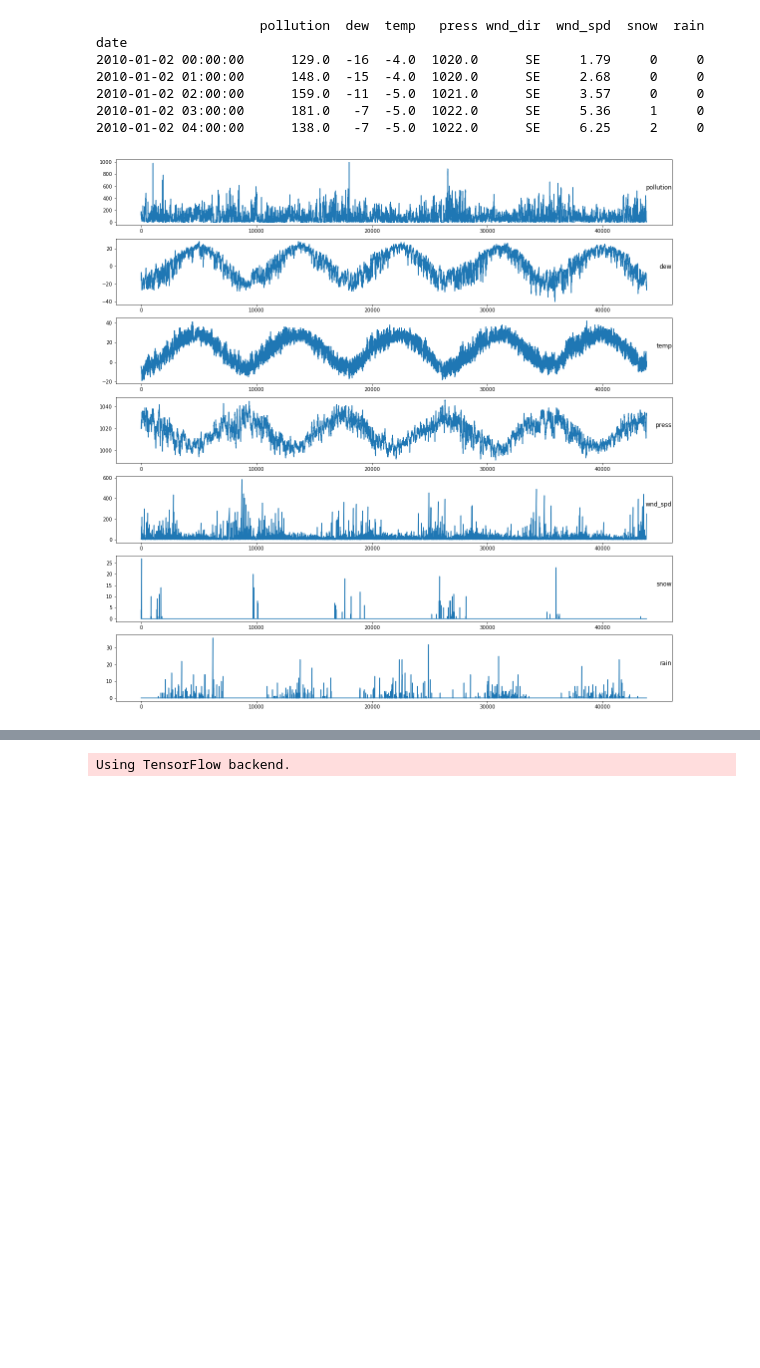
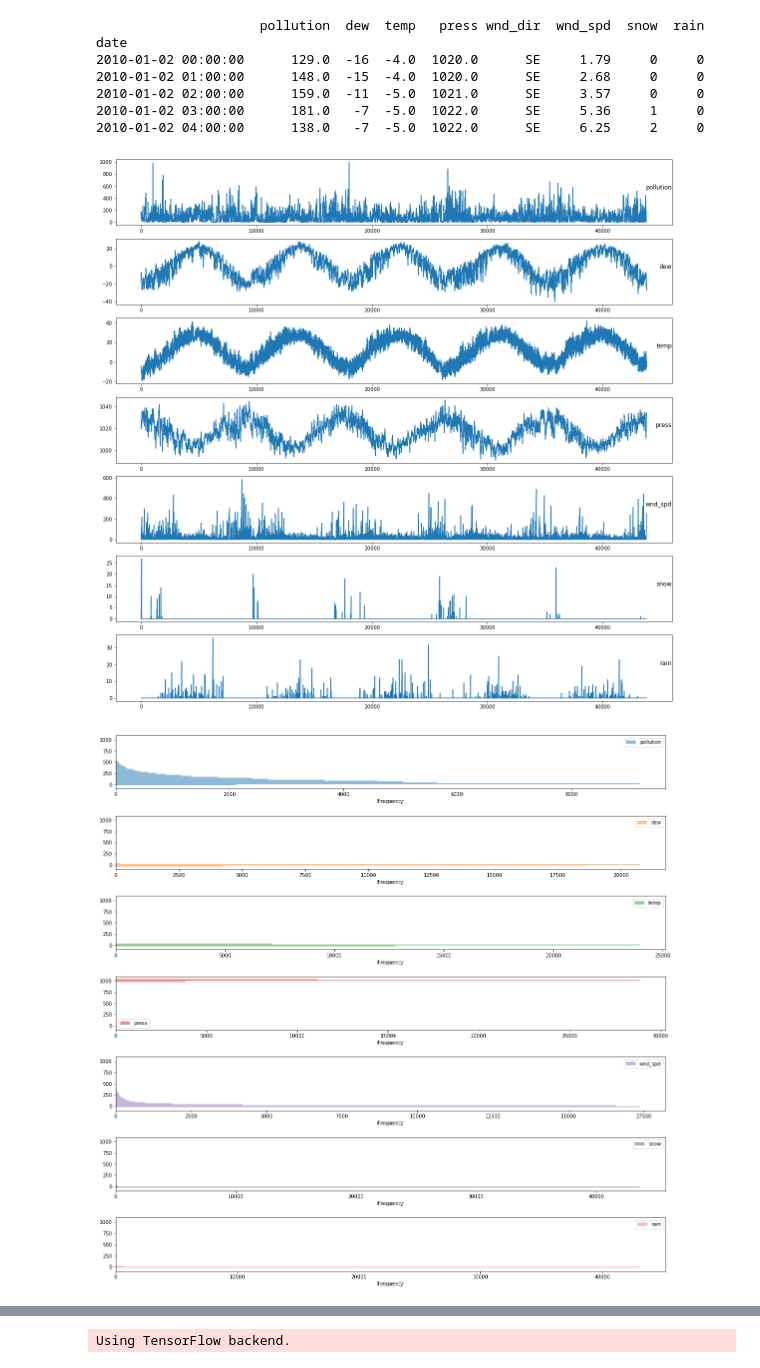
Before and after one commit to rjpg/bftensor, a Jupyter notebook: Autoencoder/src/CO2CaseStudy.ipynb, the cells around one changed output, grey strips where cells are left out. Drawn from its saved outputs; the diff is of its cells as text; code cells hidden in the pictures; blank space fills up the shorter version.

```diff
--- a/Autoencoder/src/CO2CaseStudy.ipynb
+++ b/Autoencoder/src/CO2CaseStudy.ipynb
@@ -44,26 +44,38 @@ date
 # %%
 from pandas import read_csv
 from matplotlib import pyplot
 import matplotlib.pyplot as plt
 # load dataset
 dataset = read_csv('../pollution.csv', header=0, index_col=0)
 values = dataset.values
 # specify columns to plot
 groups = [0, 1, 2, 3, 5, 6, 7]
 i = 1
 # plot each column
 
 #pyplot.figure()
 pyplot.figure(figsize=(20,20))
 for group in groups:
     pyplot.subplot(len(groups), 1, i)
     pyplot.plot(values[:, group])
     pyplot.title(dataset.columns[group], y=0.5, loc='right')
     i += 1
 plt.savefig("test2.svg", format="svg")
 pyplot.show()
+
+print (histograms)
+import matplotlib.pyplot as plt
+plt.rcParams["figure.figsize"] = (20,20)
+
+dataset.plot(kind='hist', orientation='horizontal', stacked=False,subplots=True, layout=(7,1), sharex=False,  alpha=0.5, bins=50)
+#plt.figure(figsize=(100, 100))
+
+plt.subplots_adjust(hspace = 0.5)
+plt.savefig('histo.pdf')
+plt.show()
 # %% [output]
 [figure]
+[figure, added]
 # %%
 import matplotlib.pyplot as plt
 plt.hist(values[:, 0], bins='auto')
```
Also changed, not shown: parts of 1 cell of this notebook.
